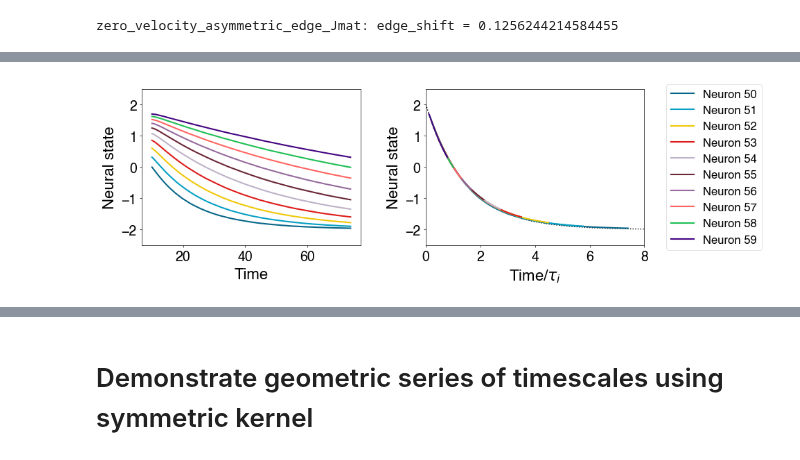
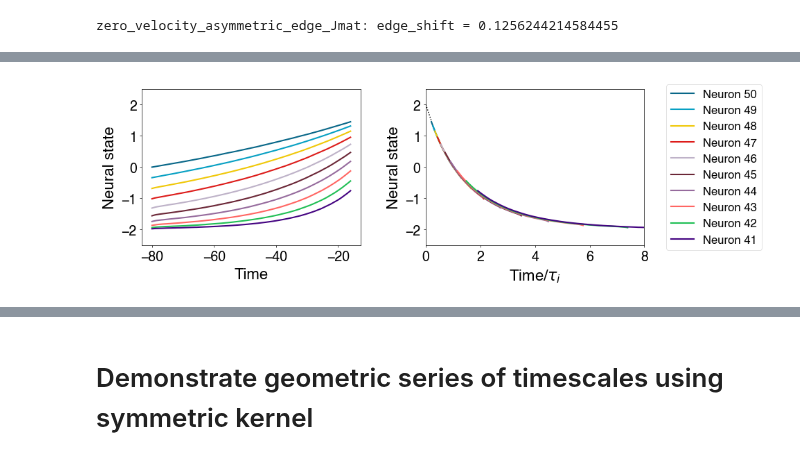
Before and after one commit to Collective-Logic-Lab/laplace-decisions, a Jupyter notebook: laplace-CAN-paper-figures.ipynb, the cells around one changed output, grey strips where cells are left out. Drawn from its saved outputs; the diff is of its cells as text; code cells hidden in the pictures.

```diff
--- a/laplace-CAN-paper-figures.ipynb
+++ b/laplace-CAN-paper-figures.ipynb
@@ -30,12 +31,16 @@ from laplace_network import asymmetric_edge_states
 # set up 1-D line of units with nearest-neighbor interactions
 # and fixed boundary conditions implemented by large fields at the ends
 
+sim_type = 'future' #'past' # 'future'
 Npopulation = 100 # number of units in each population
 # delta_z is the conversion unit from distance measured in number of neurons
 # to the relevant output variable z
 delta_z = 1/4 #1/8 #1/4
 n_0_asymmetric = Npopulation/2
-t_0_asymmetric = 10
+if sim_type == 'past':
+    t_0_asymmetric = 10
+elif sim_type == 'future':
+    t_0_asymmetric = -80
 
 # 2024/3/1 set sigma large compared to range of states for all synapses except edge->edge
 sigma_edge = 0.5 #0.25 #0.5
@@ -46,10 +51,11 @@ J = 2 #2 #4
 # constant interaction from edge neurons to corresponding bump neurons
 J_edge_bump = sigma_other/2
 # strength of feedback from bump to edge neurons varies with n
-J_bump_edge_max = 1 # 10 # to avoid instability
+J_bump_edge_abs_max = 1 # 10 # to avoid instability
 J_bump_edge_scale_factor_asymmetric = sigma_other
-J_bump_edge = [ -J_bump_edge_scale_factor_asymmetric*min(1./t_0_asymmetric*1./delta_z*np.exp(-delta_z*(n-n_0_asymmetric)),
-                                              J_bump_edge_max) for n in range(Npopulation) ]
+J_bump_edge = [ -J_bump_edge_scale_factor_asymmetric*np.clip(
+                    1./t_0_asymmetric*1./delta_z*np.exp(-delta_z*(n-n_0_asymmetric)),
+                    -J_bump_edge_abs_max,+J_bump_edge_abs_max) for n in range(Npopulation) ]
 
 net_asymmetric = asymmetric_laplace_network(
                       Npopulation=Npopulation,
@@ -72,7 +78,11 @@ seed = 12345
 
 # start with edge state at location n_0 at time t_0
 edge_t = t_0_asymmetric
-initial_guess_edge = net_asymmetric.J*(2*asymmetric_edge_states(np.arange(0,Npopulation),edge_t,delta_z=delta_z,n_0=n_0_asymmetric)-1)
+initial_guess_edge = net_asymmetric.J*(2*asymmetric_edge_states(np.arange(0,Npopulation),
+                                                                edge_t,
+                                                                delta_z=delta_z,
+                                                                n_0=n_0_asymmetric,
+                                                                t_0=t_0_asymmetric)-1)
 edge_state = net_asymmetric.find_edge_state(n_0_asymmetric,
                                  initial_guess_edge=initial_guess_edge,
                                  method='translate')
@@ -142,21 +164,20 @@ plt.savefig(filename+'.pdf')
 # %%
-t_max = 80
-
-lf.time_rescaling_plot(states_asymmetric,n_0_asymmetric,t_0_asymmetric,delta_z,t_max=t_max,
+lf.time_rescaling_plot(states_asymmetric,n_0_asymmetric,t_0_asymmetric,delta_z,
                        state_min=-net_asymmetric.J-0.5,state_max=net_asymmetric.J+0.5,
-                       delta_n=int(1/delta_z/4))
+                       delta_n=int(1/delta_z/4),sim_type=sim_type)
 
 # also plot analytical result as dotted line
+t_max = max(states_asymmetric.index)
 analytical_times = np.linspace(0,t_max,1000)
 plt.plot(analytical_times/t_0_asymmetric,
          net_asymmetric.J*(2*asymmetric_edge_states(n_0_asymmetric,analytical_times,
                                                  delta_z=delta_z,n_0=n_0_asymmetric,t_0=t_0_asymmetric)-1),
          'k:',
          zorder=-10,
          lw=1,)
-filename = '240301_asymmetric_time_rescaling'
+filename = '240425_asymmetric_time_rescaling_{}'.format(sim_type)
 if noise_var > 1e-6:
     filename += '_noise'
 plt.savefig(filename+'.pdf')
 # %% [output]
-[figure, old version]
+[figure, new version]
```
Also changed, not shown: parts of 8 cells of this notebook, 1 other file.
